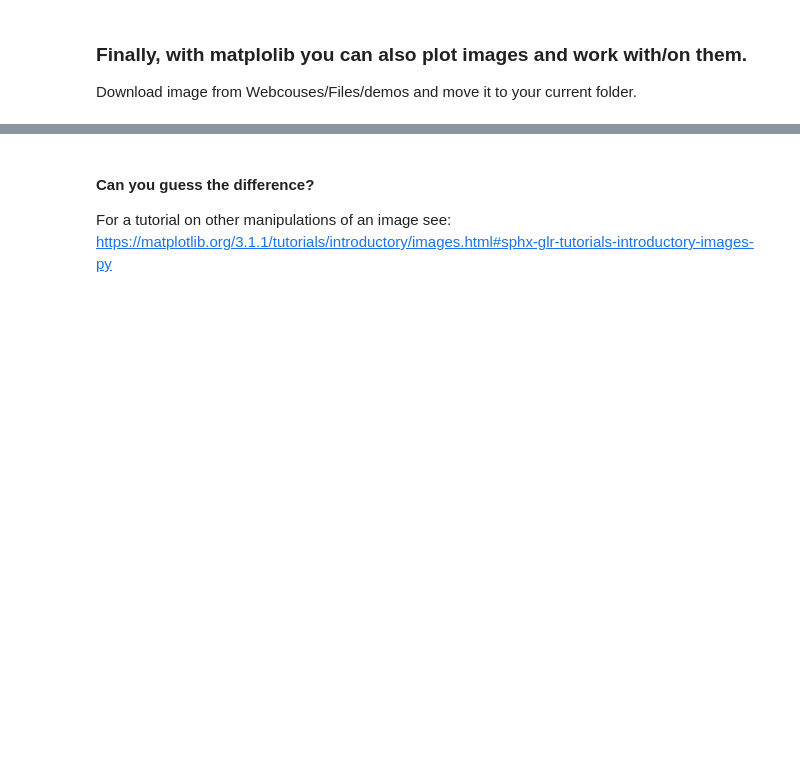
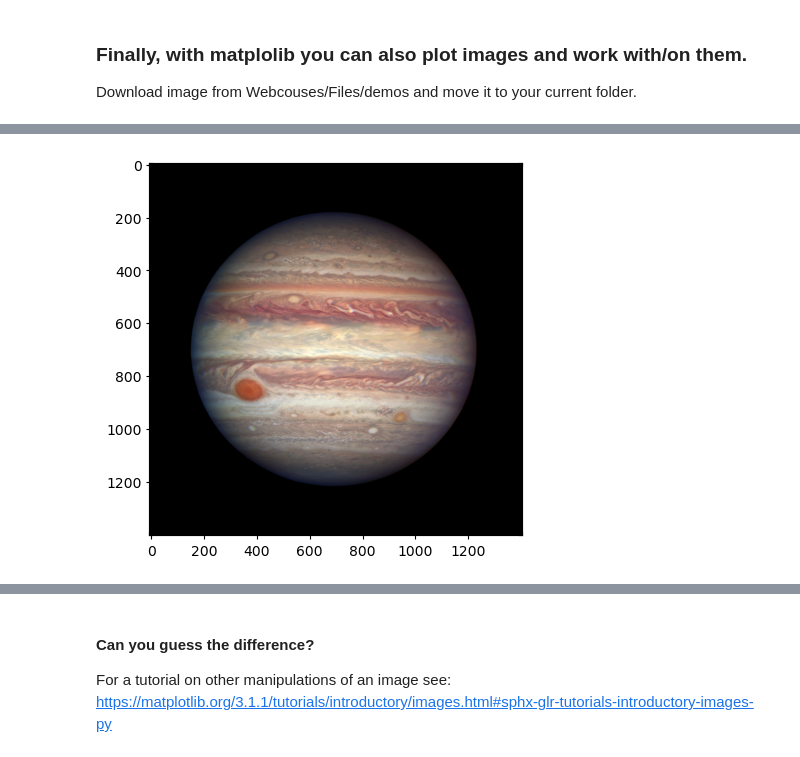
Before and after one commit to hltraina/phz3150, a Jupyter notebook: lectures/Week 5/Week 5/5a_matplotlib_intro_classroom.ipynb, the cells around one changed output, grey strips where cells are left out. Saved outputs shown, nothing was run; the diff lists cells and outputs as text; code cells hidden in the pictures; blank space fills up the shorter version.

```diff
--- a/lectures/Week 5/Week 5/5a_matplotlib_intro_classroom.ipynb
+++ b/lectures/Week 5/Week 5/5a_matplotlib_intro_classroom.ipynb
@@ -548,6 +632,8 @@ img = mpimg.imread( 'jup_hst_nasa.png' )
 # %%
 ##or just show it directly:
-#imgplot = plt.imshow(img)
+imgplot = plt.imshow(img)
+# %% [output]
+[figure, added]
 # %%
 ##now plot:
 limg = img[ :, :, 0]
```
Also changed, not shown: parts of 15 cells of this notebook, 5 other files.
